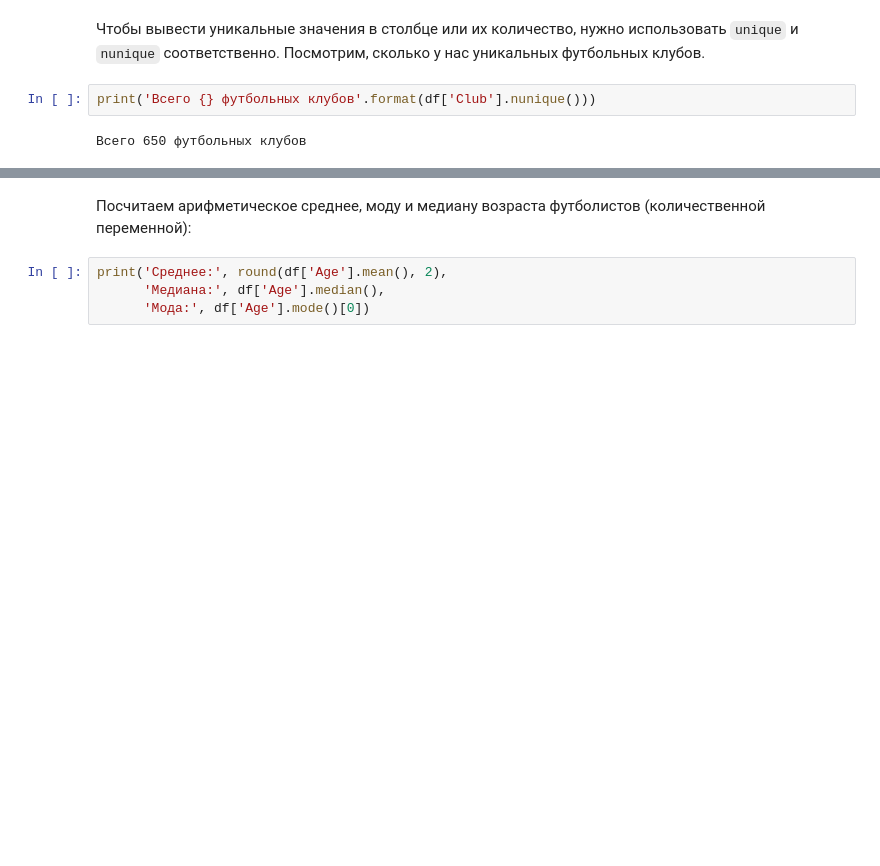
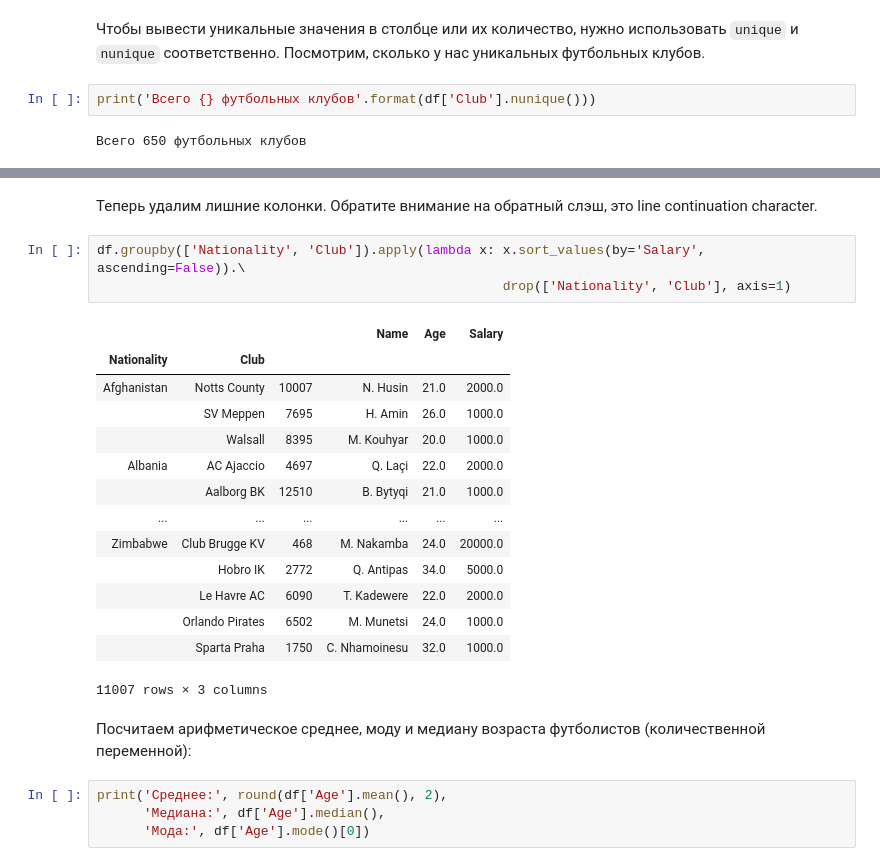
Before and after one commit to hse-econ-data-science/dap_2020_fall, a Jupyter notebook: sem07_eda/sem_07_eda.ipynb, the cells around one changed output, grey strips where cells are left out. Saved outputs shown, nothing was run; the diff lists cells and outputs as text; blank space fills up the shorter version.

```diff
--- a/sem07_eda/sem_07_eda.ipynb
+++ b/sem07_eda/sem_07_eda.ipynb
@@ -339,3 +452,23 @@ array(['FC Barcelona', 'Juventus', 'Paris Saint-Germain',
+# %% [markdown]
+Теперь удалим лишние колонки. Обратите внимание на обратный слэш, это line continuation character.
+# %%
+df.groupby(['Nationality', 'Club']).apply(lambda x: x.sort_values(by='Salary', ascending=False)).\
+                                                    drop(['Nationality', 'Club'], axis=1)
+# %% [output]
+|  |  |  | Name | Age | Salary |
+| Nationality | Club |  |  |  |  |
+| Afghanistan | Notts County | 10007 | N. Husin | 21.0 | 2000.0 |
+|  | SV Meppen | 7695 | H. Amin | 26.0 | 1000.0 |
+|  | Walsall | 8395 | M. Kouhyar | 20.0 | 1000.0 |
+| Albania | AC Ajaccio | 4697 | Q. Laçi | 22.0 | 2000.0 |
+|  | Aalborg BK | 12510 | B. Bytyqi | 21.0 | 1000.0 |
+| ... | ... | ... | ... | ... | ... |
+| Zimbabwe | Club Brugge KV | 468 | M. Nakamba | 24.0 | 20000.0 |
+|  | Hobro IK | 2772 | Q. Antipas | 34.0 | 5000.0 |
+|  | Le Havre AC | 6090 | T. Kadewere | 22.0 | 2000.0 |
+|  | Orlando Pirates | 6502 | M. Munetsi | 24.0 | 1000.0 |
+|  | Sparta Praha | 1750 | C. Nhamoinesu | 32.0 | 1000.0 |
+11007 rows × 3 columns
 # %% [markdown]
 Посчитаем арифметическое среднее, моду и медиану возраста футболистов (количественной переменной):
 # %%
```
Also changed, not shown: parts of 25 cells of this notebook.
